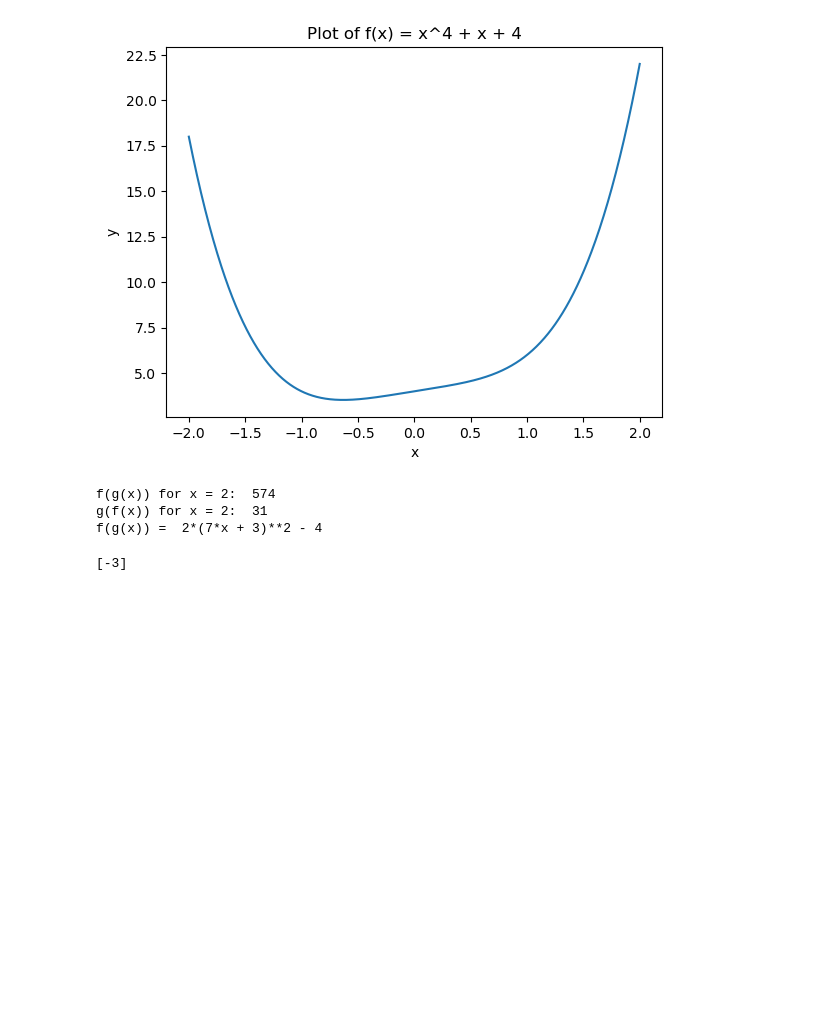
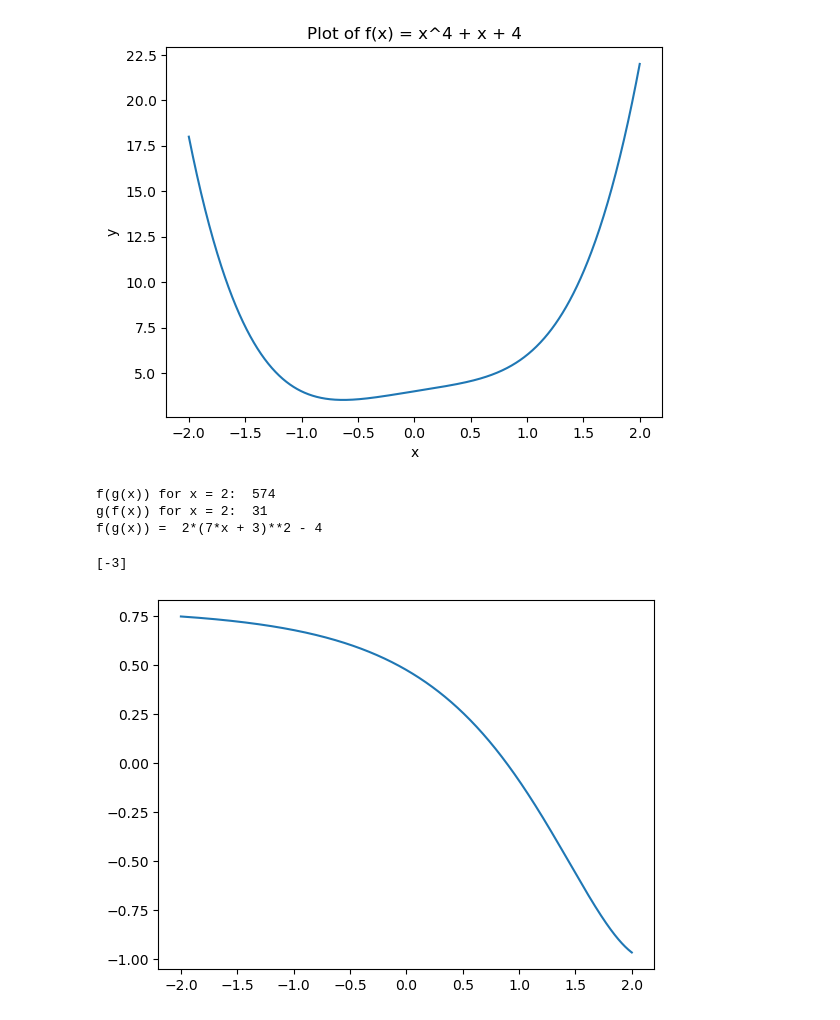
Before and after one commit to matansharon/Calculas, a Jupyter notebook: Section3.ipynb, the cells around one changed output. Cells and saved outputs as stored; diff of their text form; code cells hidden in the pictures; blank space fills up the shorter version.

```diff
--- a/Section3.ipynb
+++ b/Section3.ipynb
@@ -956,3 +956,27 @@ solutions = sp.solve(eq, x)
 print(solutions)
 # %% [output]
 [-3]
+# %%
+# def fx(x):
+#     return np.sin(x)
+# def gx(x):
+#     return np.sqrt(x)
+# def hx(x):
+#     return 2*np.exp(x,2)+5
+
+# xx=np.linspace(-2,2,1000)
+# yy=fx(gx(hx(xx)))
+# plt.plot(xx,yy)
+def fx(x):
+    return np.sin(x)
+def gx(x):
+    return np.sqrt(x)
+def hx(x):
+    return 2*np.exp(x)+5
+
+xx=np.linspace(-2,2,1000)
+yy=fx(gx(hx(xx)))
+plt.plot(xx,yy)
+plt.show()
+# %% [output]
+[figure, added]
```
